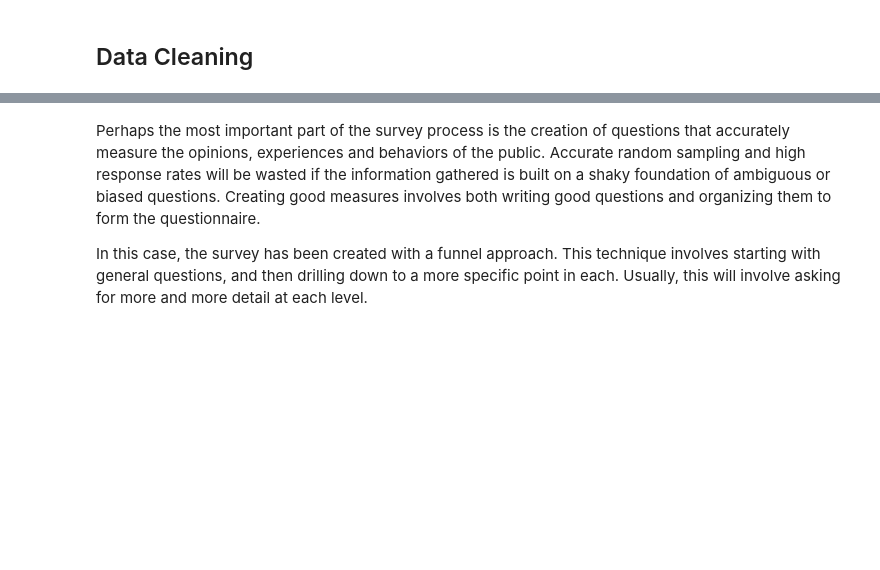
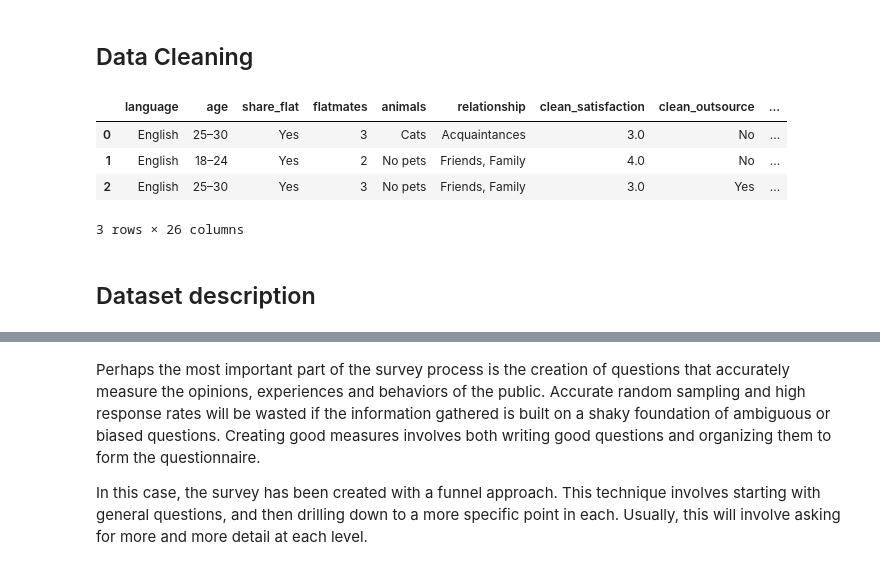
Before and after one commit to annafonte/housekeeper, a Jupyter notebook: Survey/Survey.ipynb, the cells around one changed output, grey strips where cells are left out. Saved outputs shown, nothing was run; the diff lists cells and outputs as text; code cells hidden in the pictures; blank space fills up the shorter version.

```diff
--- a/Notebooks/Survey.ipynb
+++ b/Survey/Survey.ipynb
@@ -24,3 +24,13 @@ df.columns = ["language", "age", "share_flat", "flatmates", "animals", "relation
 df_tasks = df['tasks'].str.get_dummies(sep=', ').add_prefix('task_') #Encoding tasks column
 df = pd.concat([df, df_tasks], axis=1) # Joining the main df with the tables df
 df = df.replace("Si", "Yes")
+# %%
+df.head(3)
+# %% [output]
+|  | language | age | share_flat | flatmates | animals | relationship | clean_satisfaction | clean_outsource | ... |
+| 0 | English | 25–30 | Yes | 3 | Cats | Acquaintances | 3.0 | No | ... |
+| 1 | English | 18–24 | Yes | 2 | No pets | Friends, Family | 4.0 | No | ... |
+| 2 | English | 25–30 | Yes | 3 | No pets | Friends, Family | 3.0 | Yes | ... |
+3 rows × 26 columns
+# %% [markdown]
+## Dataset description
```
Also changed, not shown: parts of 21 cells of this notebook, 11 other files.
